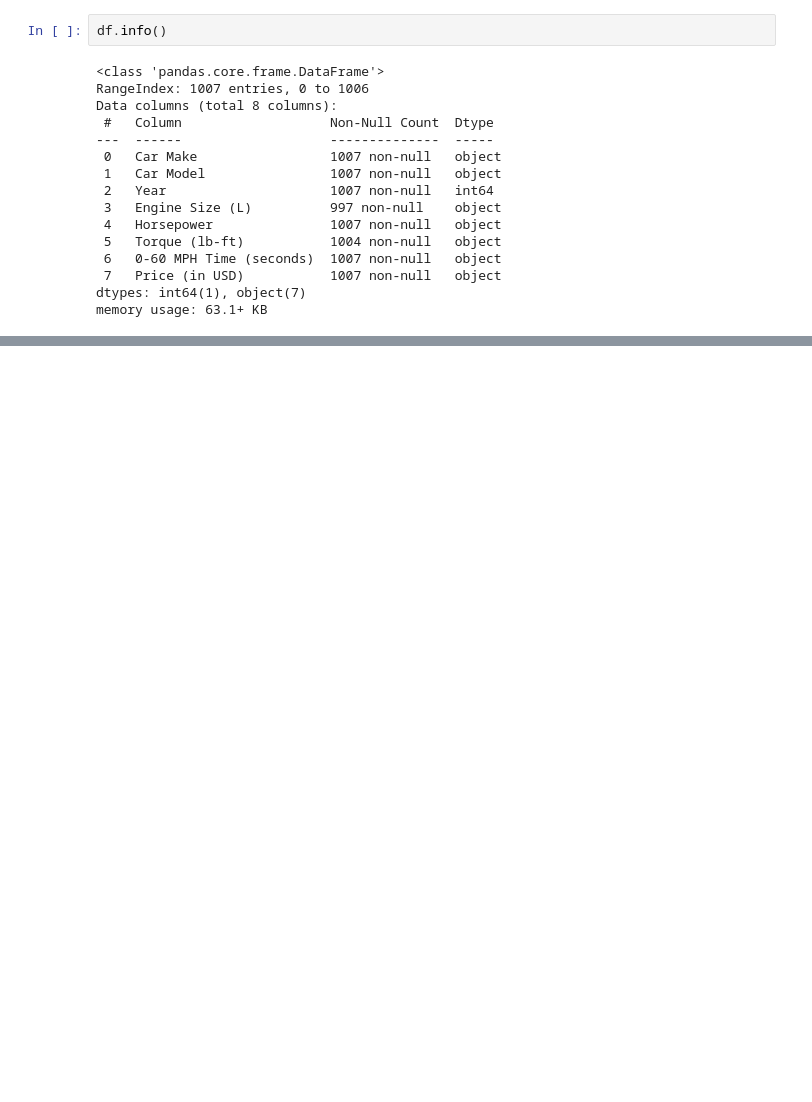
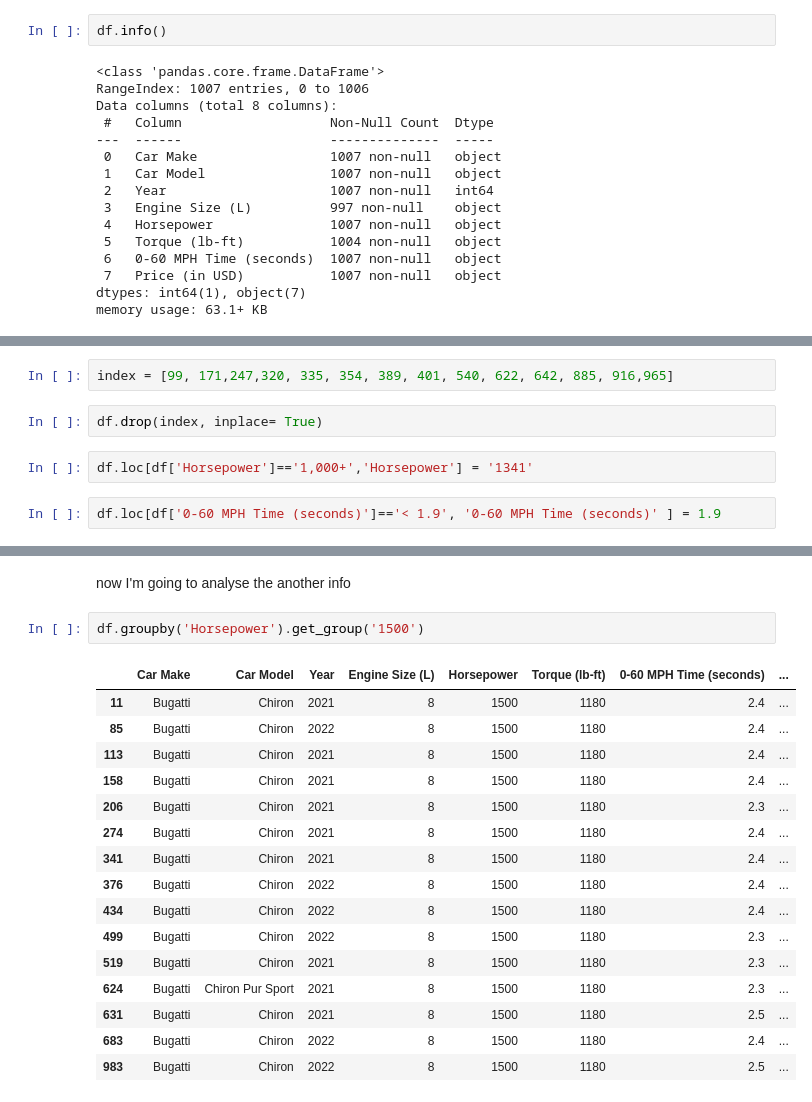
Before and after one commit to AndresDardex/Sports-Cars, a Jupyter notebook: SportCarsAnalysis.ipynb, the cells around one changed output, grey strips where cells are left out. Cells and saved outputs as stored; diff of their text form; blank space fills up the shorter version.

```diff
--- a/SportCarsAnalysis.ipynb
+++ b/SportCarsAnalysis.ipynb
@@ -42,0 +150,8 @@ in the column 'Torque (lb-ft)' I don't care the data that isn't numeric, so, I w
+# %%
+index = [99, 171,247,320, 335, 354, 389, 401, 540, 622, 642, 885, 916,965]
+# %%
+df.drop(index, inplace= True)
+# %%
+df.loc[df['Horsepower']=='1,000+','Horsepower'] = '1341'
+# %%
+df.loc[df['0-60 MPH Time (seconds)']=='< 1.9', '0-60 MPH Time (seconds)' ] = 1.9
@@ -42,0 +167,21 @@ in the column 'Torque (lb-ft)' I don't care the data that isn't numeric, so, I w
+# %% [markdown]
+now I'm going to analyse the another info
+# %%
+df.groupby('Horsepower').get_group('1500')
+# %% [output]
+|  | Car Make | Car Model | Year | Engine Size (L) | Horsepower | Torque (lb-ft) | 0-60 MPH Time (seconds) | ... |
+| 11 | Bugatti | Chiron | 2021 | 8 | 1500 | 1180 | 2.4 | ... |
+| 85 | Bugatti | Chiron | 2022 | 8 | 1500 | 1180 | 2.4 | ... |
+| 113 | Bugatti | Chiron | 2021 | 8 | 1500 | 1180 | 2.4 | ... |
+| 158 | Bugatti | Chiron | 2021 | 8 | 1500 | 1180 | 2.4 | ... |
+| 206 | Bugatti | Chiron | 2021 | 8 | 1500 | 1180 | 2.3 | ... |
+| 274 | Bugatti | Chiron | 2021 | 8 | 1500 | 1180 | 2.4 | ... |
+| 341 | Bugatti | Chiron | 2021 | 8 | 1500 | 1180 | 2.4 | ... |
+| 376 | Bugatti | Chiron | 2022 | 8 | 1500 | 1180 | 2.4 | ... |
+| 434 | Bugatti | Chiron | 2022 | 8 | 1500 | 1180 | 2.4 | ... |
+| 499 | Bugatti | Chiron | 2022 | 8 | 1500 | 1180 | 2.3 | ... |
+| 519 | Bugatti | Chiron | 2021 | 8 | 1500 | 1180 | 2.3 | ... |
+| 624 | Bugatti | Chiron Pur Sport | 2021 | 8 | 1500 | 1180 | 2.3 | ... |
+| 631 | Bugatti | Chiron | 2021 | 8 | 1500 | 1180 | 2.5 | ... |
+| 683 | Bugatti | Chiron | 2022 | 8 | 1500 | 1180 | 2.4 | ... |
+| 983 | Bugatti | Chiron | 2022 | 8 | 1500 | 1180 | 2.5 | ... |
```
Also changed, not shown: parts of 42 cells of this notebook, 2 other files.
